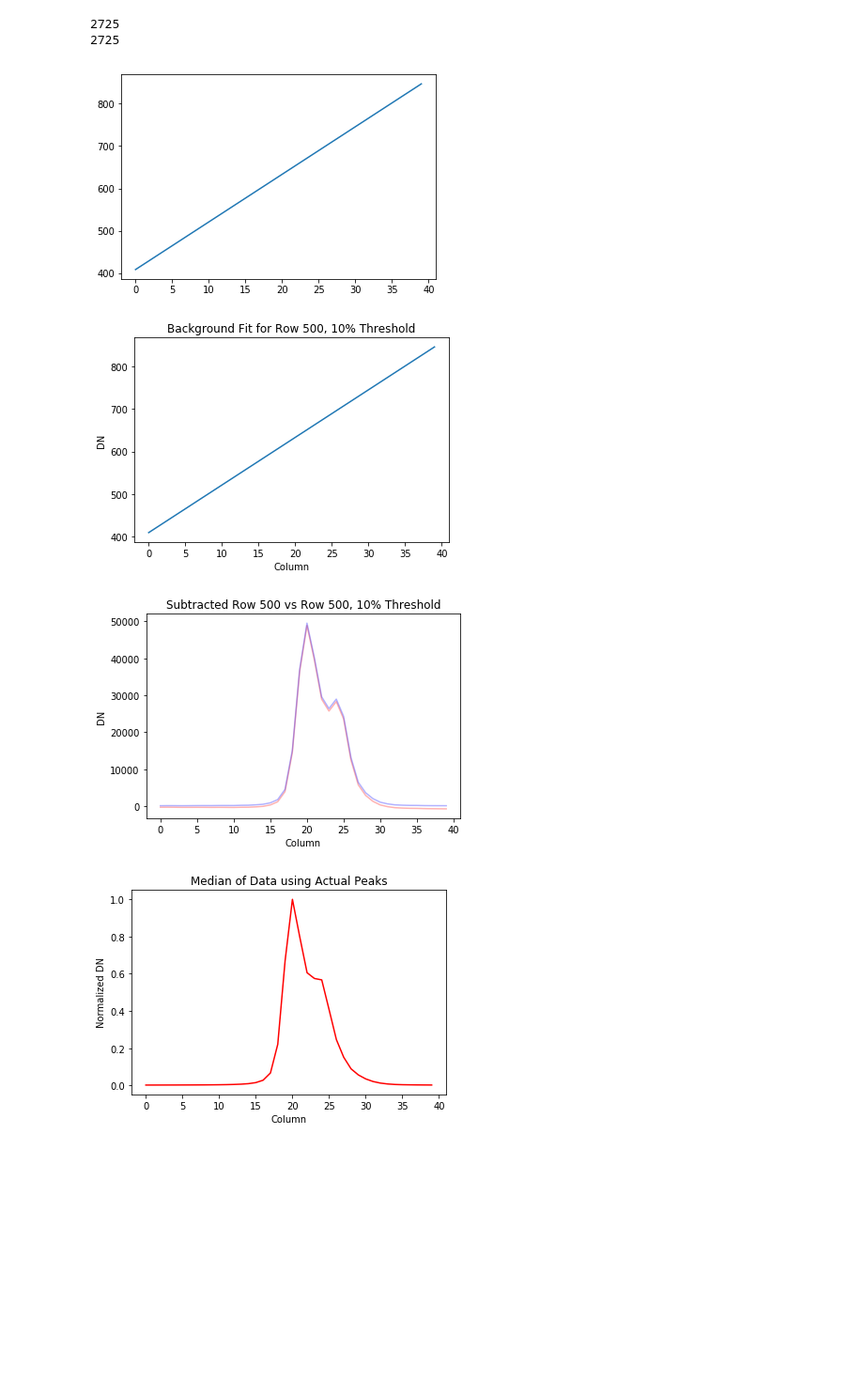
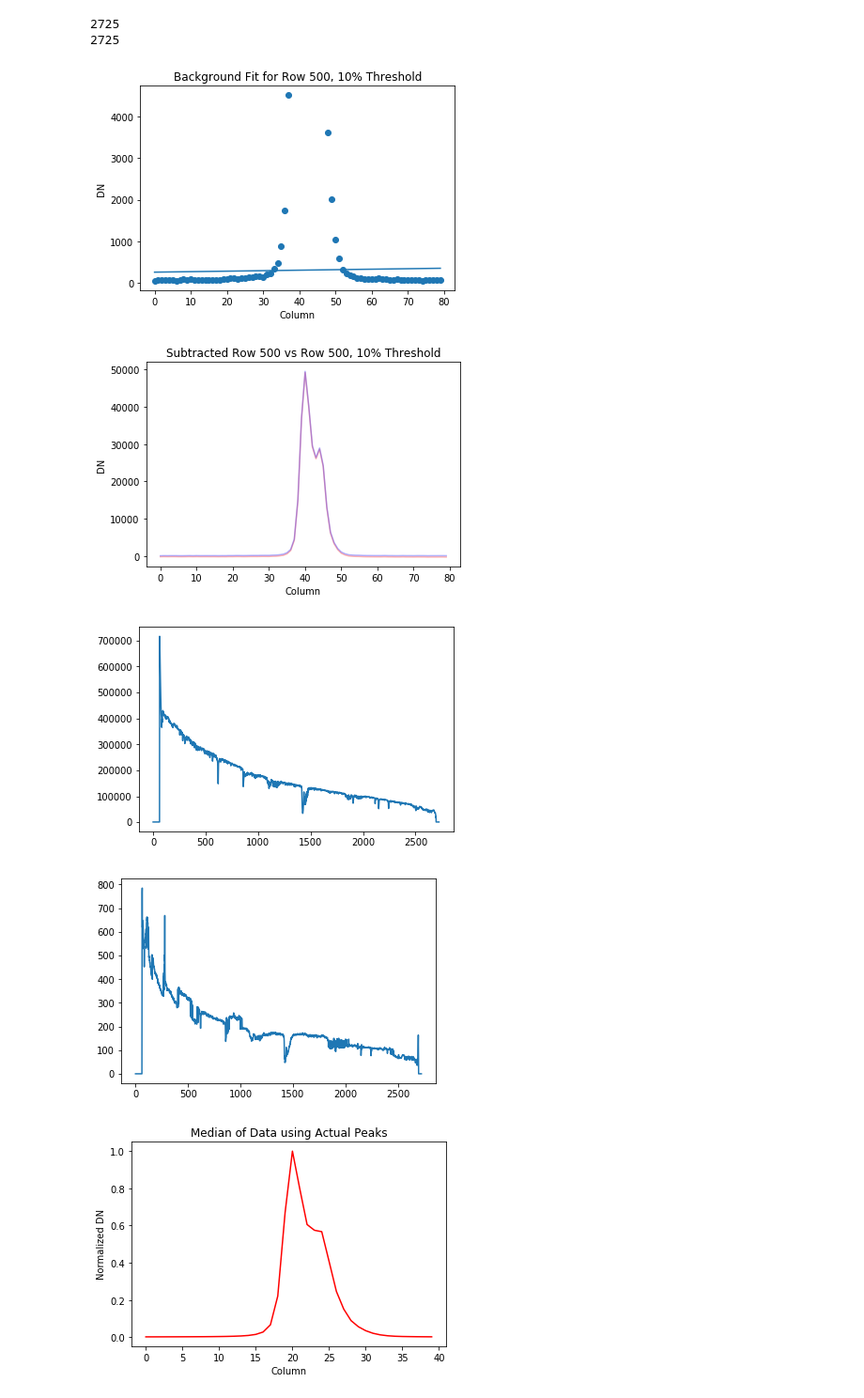
Before and after one commit to rtlow/CHARM-KASTr, a Jupyter notebook: jupyter/testingnb.ipynb, the cells around one changed output. Shown: that part at 94% size. Drawn from its saved outputs; the diff is of its cells as text; code cells hidden in the pictures; blank space fills up the shorter version.

Commit message:
More testing, wavelength calibration and background subtraction.

```diff
--- a/jupyter/testingnb.ipynb
+++ b/jupyter/testingnb.ipynb
@@ -48,7 +48,7 @@ for i in range(len(gm[:,0])):
 
     slc = gm[i,:]
 
-    cent_slc.append(slc[ int((np.around(pfit(i)) - 20)) : int((np.around(pfit(i)) + 20))])
+    cent_slc.append(slc[ int((np.around(pfit(i)) - 40)) : int((np.around(pfit(i)) + 40))])
 
 background_slices = []
 background_indices = []
@@ -120,7 +120,7 @@ for i in range(len(signal_slc)):
     for j in range(len(signal_slc[i])):
         signal_slc[i][j] = signal_slc[i][j] - background_fits[i](j)
 
-    back_slc.append( np.subtract(cent_slc[i] , signal_slc[i] ))
+    back_slc.append( background_fits[i](40))
 
 '''
 for i in range(len(cent_slc)):
@@ -135,38 +135,44 @@ for i in range(len(back_slc)):
 plt.show()
 
 plt.plot(np.sum(signal_slc, axis=1))
 plt.show()
 
 plt.plot(np.sum(back_slc, axis=1))
 plt.show()
 '''
-plt.plot(back_slc[500])
-plt.show()
 
+plt.scatter( background_indices[500], background_slices[500])
 plt.plot(colrange, background_fits[500](colrange))
 plt.xlabel('Column')
 plt.ylabel('DN')
 plt.title('Background Fit for Row 500, 10% Threshold')
 '''
 plt.savefig('Background Fit for Row 500, 10% Threshold.png', type='png')
 '''
 plt.show()
 
 plt.plot(signal_slc[500], alpha=0.3, color='r')
 plt.plot(cent_slc[500], alpha=0.3, color='b')
 plt.xlabel('Column')
 plt.ylabel('DN')
 plt.title('Subtracted Row 500 vs Row 500, 10% Threshold')
 '''
 plt.savefig('Subtracted Row 500 vs Row 500, 10% Threshold', type='png')
 '''
 plt.show()
+
+plt.plot(np.sum(signal_slc, axis=1))
+plt.show()
+
+plt.plot(back_slc)
+plt.show()
 # %% [output]
 2725
 2725
-[figure, old version]
+[figure, new version]
-[figure, old version]
+[figure, new version]
-[figure, old version]
+[figure, new version]
+[figure, added]
 # %%
 
 cent_slc_arg = []
```
Also changed, not shown: parts of 1 cell of this notebook.
